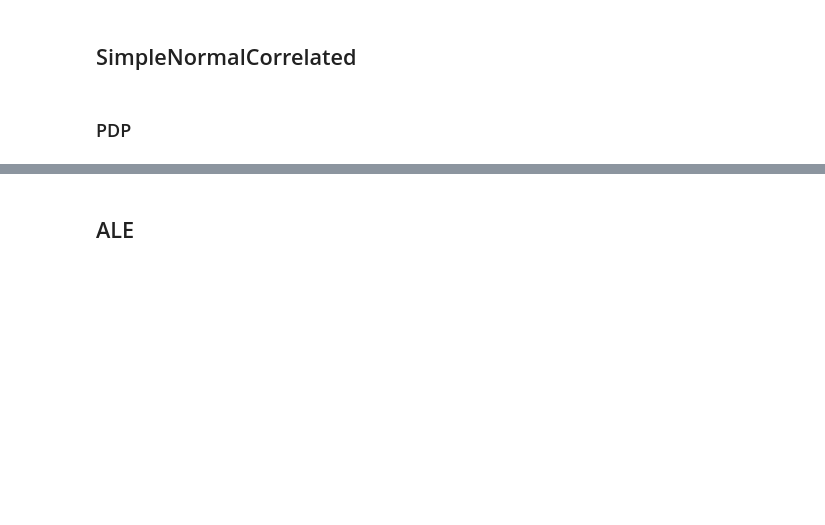
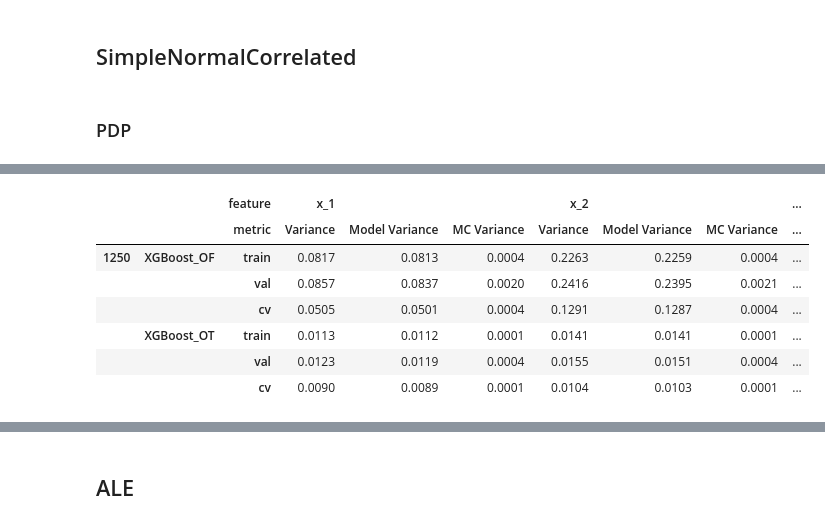
Before and after one commit to slds-lmu/paper_2026_xai_feature_effects_code, a Jupyter notebook: analyses/variance_decomposition_analysis.ipynb, the cells around one changed output, grey strips where cells are left out. Cells and saved outputs as stored; diff of their text form; code cells hidden in the pictures; blank space fills up the shorter version.

```diff
--- a/analyses/variance_decomposition_analysis.ipynb
+++ b/analyses/variance_decomposition_analysis.ipynb
@@ -62 +20,15 @@ df_pdp_snc
+# %%
+df_snc_pdp = pd.read_sql_table(
+    "pdp_var_results", f"sqlite:///{EXPERIMENT_PATH}/SimpleNormalCorrelated/{effects_results_storage}"
+)
+format_var_decomp_dataframe(df_snc_pdp).style.apply(highlight_min_feature_metric, axis=None).format("{:.4f}")
+# %% [output]
+|  |  | feature | x_1 |  |  | x_2 |  |  | ... |
+|  |  | metric | Variance | Model Variance | MC Variance | Variance | Model Variance | MC Variance | ... |
+| 1250 | XGBoost_OF | train | 0.0817 | 0.0813 | 0.0004 | 0.2263 | 0.2259 | 0.0004 | ... |
+|  |  | val | 0.0857 | 0.0837 | 0.0020 | 0.2416 | 0.2395 | 0.0021 | ... |
+|  |  | cv | 0.0505 | 0.0501 | 0.0004 | 0.1291 | 0.1287 | 0.0004 | ... |
+|  | XGBoost_OT | train | 0.0113 | 0.0112 | 0.0001 | 0.0141 | 0.0141 | 0.0001 | ... |
+|  |  | val | 0.0123 | 0.0119 | 0.0004 | 0.0155 | 0.0151 | 0.0004 | ... |
+|  |  | cv | 0.0090 | 0.0089 | 0.0001 | 0.0104 | 0.0103 | 0.0001 | ... |
 # %%
```
Also changed, not shown: parts of 24 cells of this notebook, 11 other files.
